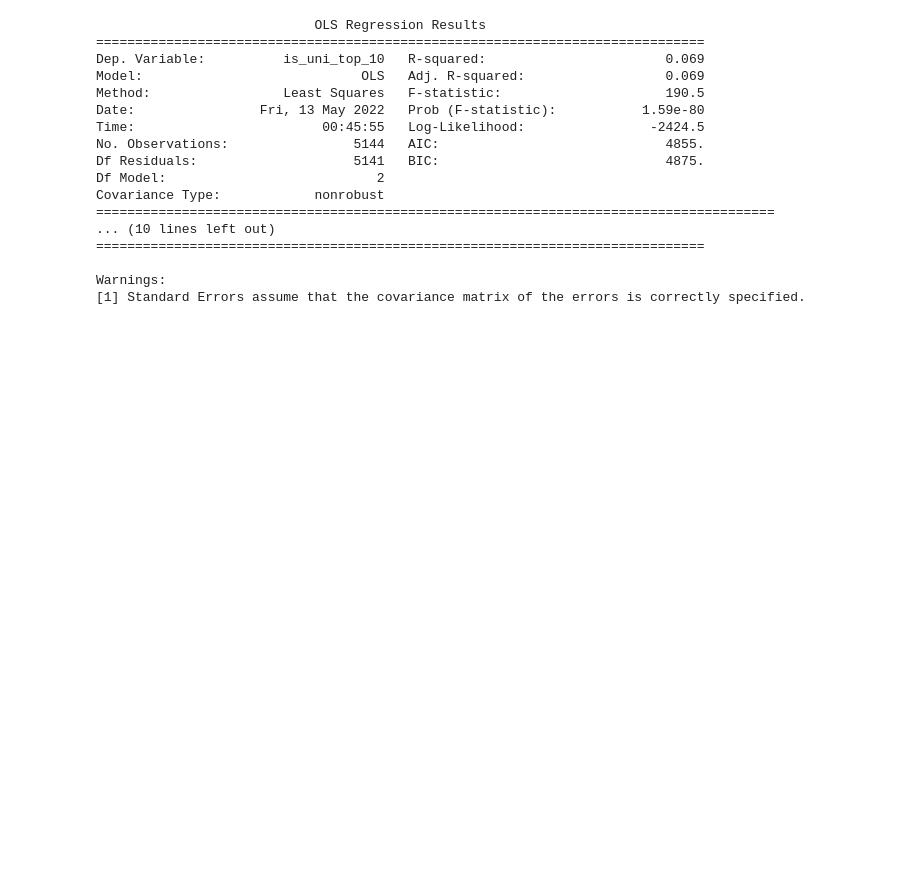
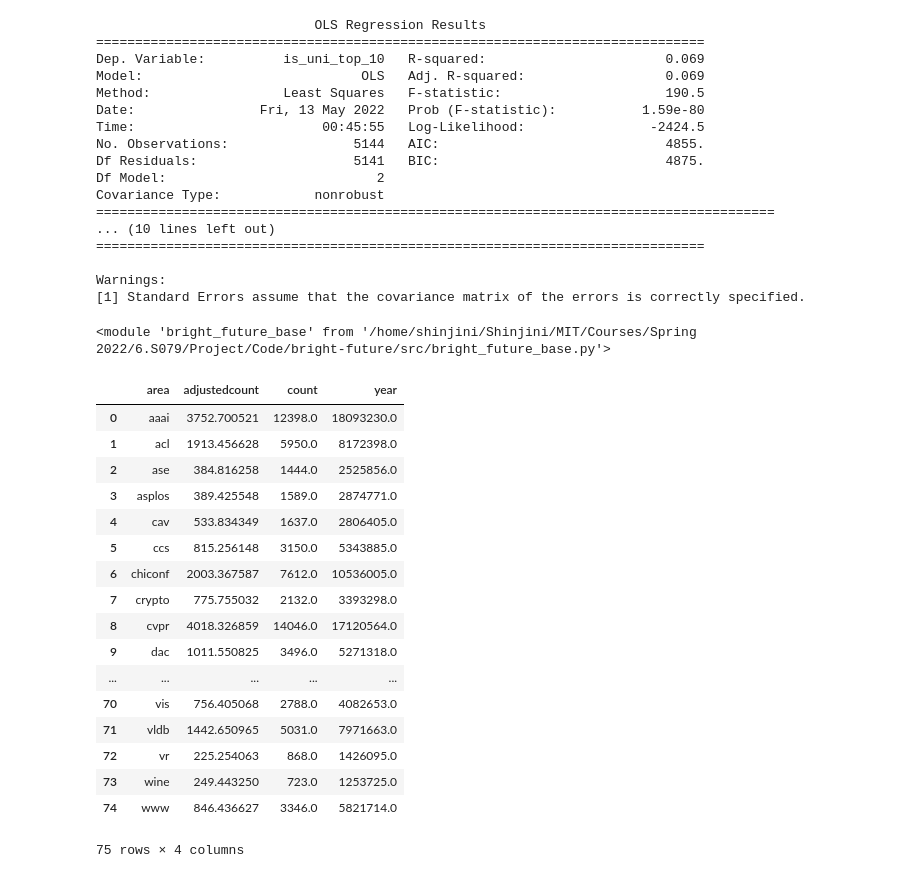
Before and after one commit to n8kim1/bright-future, a Jupyter notebook: src/Final Report Examples.ipynb, the cells around one changed output. Cells and saved outputs as stored; diff of their text form; code cells hidden in the pictures; blank space fills up the shorter version.

```diff
--- a/src/Final Report Examples.ipynb
+++ b/src/Final Report Examples.ipynb
@@ -136,3 +136,28 @@ Covariance Type:            nonrobust
 
 Warnings:
 [1] Standard Errors assume that the covariance matrix of the errors is correctly specified.
+# %%
+reload(bf)
+# %% [output]
+<module 'bright_future_base' from '/home/shinjini/Shinjini/MIT/Courses/Spring 2022/6.S079/Project/Code/bright-future/src/bright_future_base.py'>
+# %%
+bf.load_df("works", "area")
+# %% [output]
+|  | area | adjustedcount | count | year |
+| 0 | aaai | 3752.700521 | 12398.0 | 18093230.0 |
+| 1 | acl | 1913.456628 | 5950.0 | 8172398.0 |
+| 2 | ase | 384.816258 | 1444.0 | 2525856.0 |
+| 3 | asplos | 389.425548 | 1589.0 | 2874771.0 |
+| 4 | cav | 533.834349 | 1637.0 | 2806405.0 |
+| 5 | ccs | 815.256148 | 3150.0 | 5343885.0 |
+| 6 | chiconf | 2003.367587 | 7612.0 | 10536005.0 |
+| 7 | crypto | 775.755032 | 2132.0 | 3393298.0 |
+| 8 | cvpr | 4018.326859 | 14046.0 | 17120564.0 |
+| 9 | dac | 1011.550825 | 3496.0 | 5271318.0 |
+| ... | ... | ... | ... | ... |
+| 70 | vis | 756.405068 | 2788.0 | 4082653.0 |
+| 71 | vldb | 1442.650965 | 5031.0 | 7971663.0 |
+| 72 | vr | 225.254063 | 868.0 | 1426095.0 |
+| 73 | wine | 249.443250 | 723.0 | 1253725.0 |
+| 74 | www | 846.436627 | 3346.0 | 5821714.0 |
+75 rows × 4 columns
```
